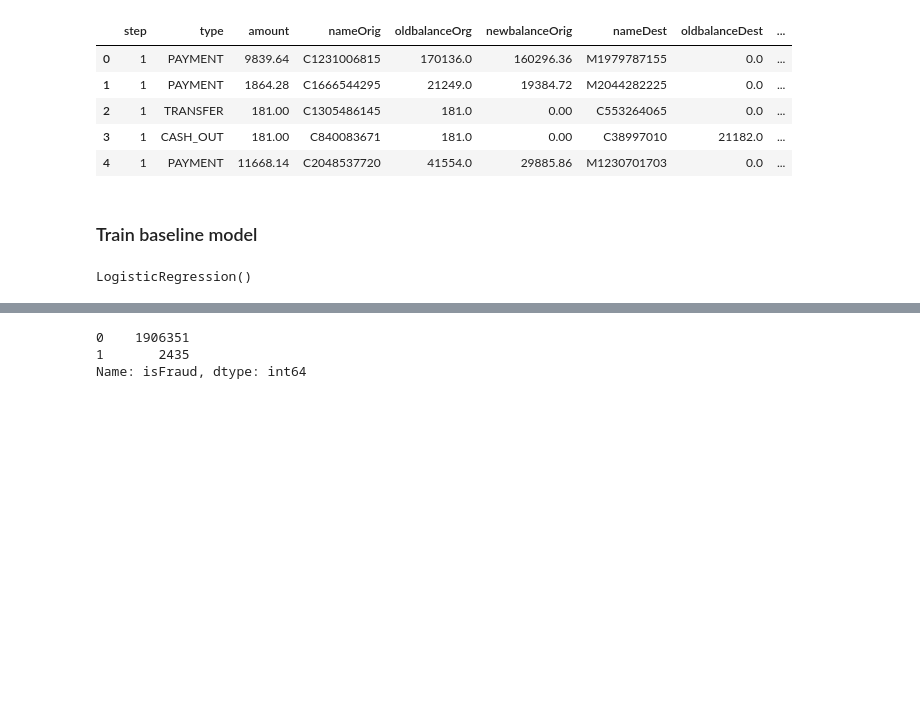
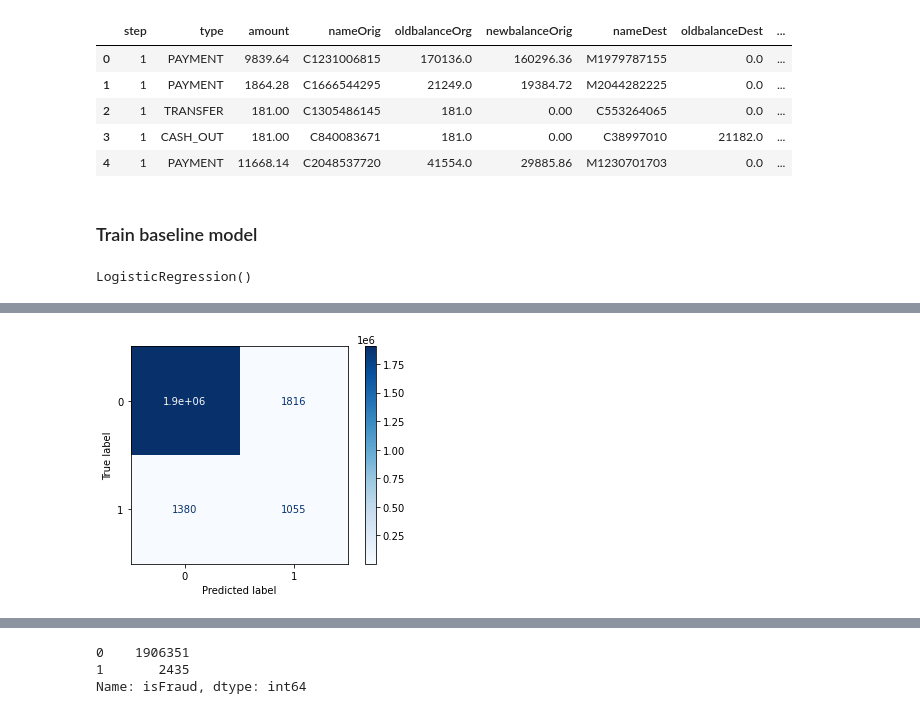
Before and after one commit to marianataglio/fraud_detection, a Jupyter notebook: 01_exploratoryanalysis.ipynb, the cells around one changed output, grey strips where cells are left out. Cells and saved outputs as stored; diff of their text form; code cells hidden in the pictures; blank space fills up the shorter version.

Commit message:
create methods for feature importance, metrics report and confusion matrix plot

```diff
--- a/01_exploratoryanalysis.ipynb
+++ b/01_exploratoryanalysis.ipynb
@@ -240,0 +230,4 @@ weighted avg       1.00      1.00      1.00   1908786
+# %%
+def confusion_plot(model):
+    plot_confusion_matrix(model,X_test,y_test,cmap='Blues');
+    return
@@ -240,0 +248,4 @@ weighted avg       1.00      1.00      1.00   1908786
+# %%
+confusion_plot(lr)
+# %% [output]
+[figure, added]
```
Also changed, not shown: parts of 49 cells of this notebook.
